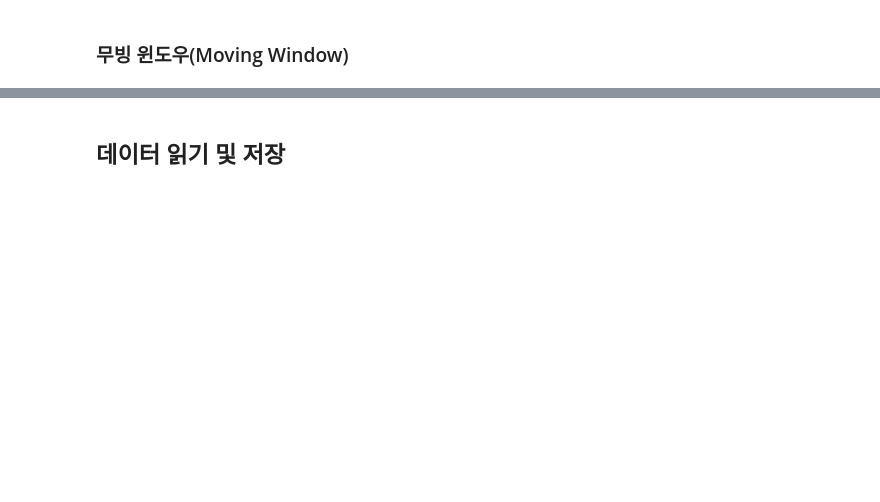
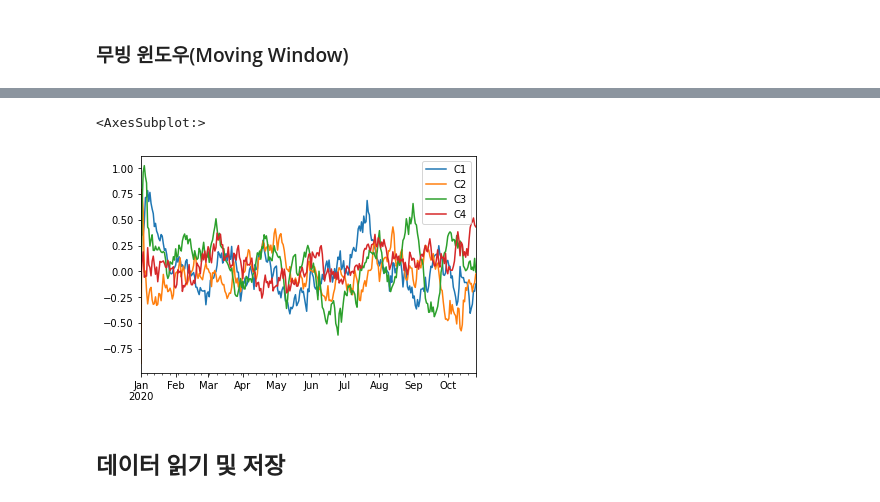
Before and after one commit to whattSUPkim/Data-Science, a Jupyter notebook: Data Analysis/Pandas.ipynb, the cells around one changed output, grey strips where cells are left out. Saved outputs shown, nothing was run; the diff lists cells and outputs as text; code cells hidden in the pictures; blank space fills up the shorter version.

```diff
--- a/Data Analysis/Pandas.ipynb
+++ b/Data Analysis/Pandas.ipynb
@@ -3046,2 +3896,7 @@ dtype: object
+# %%
+df.rolling('20D').mean().plot()
+# %% [output]
+<AxesSubplot:>
+[figure, added]
 # %% [markdown]
 ## 데이터 읽기 및 저장
```
Also changed, not shown: parts of 167 cells of this notebook.
